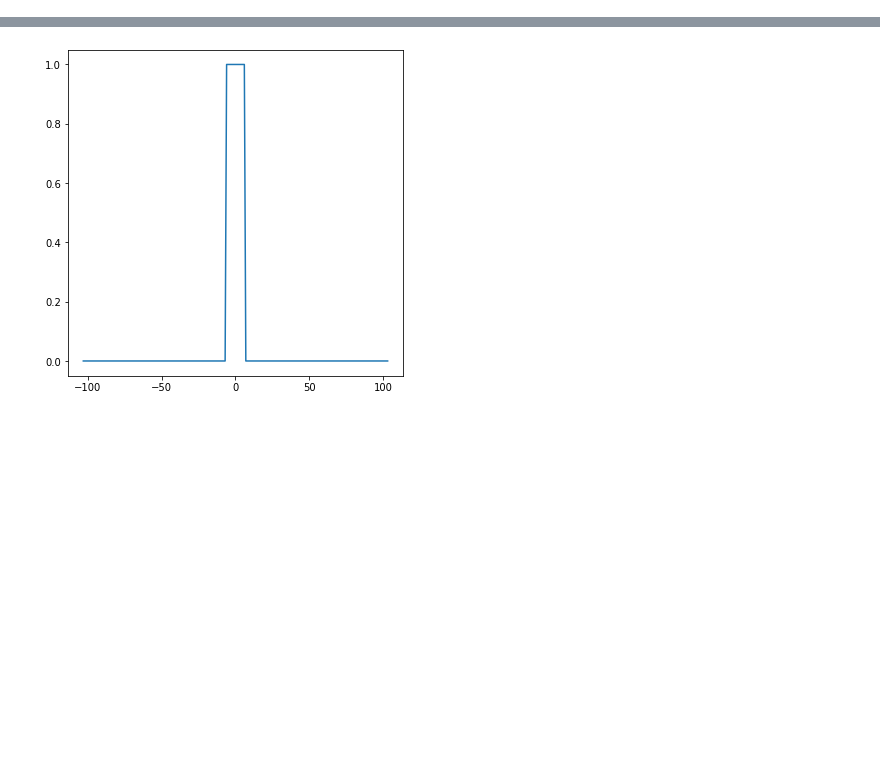
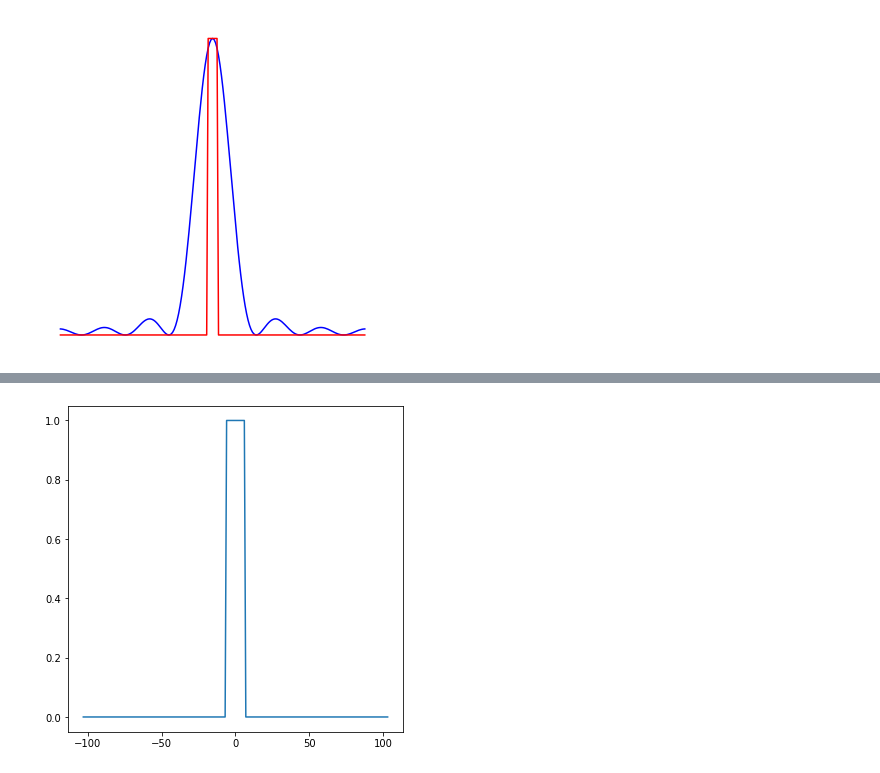
Before and after one commit to ljs-233233/5cl-capstone, a Jupyter notebook: check.ipynb, the cells around one changed output, grey strips where cells are left out. Saved outputs shown, nothing was run; the diff lists cells and outputs as text; code cells hidden in the pictures; blank space fills up the shorter version.

```diff
--- a/check.ipynb
+++ b/check.ipynb
@@ -9,4 +9,5 @@ single_slit = np.append(np.append(np.zeros(100), np.array([1, 1, 1, 1, 1, 1, 1])
 index = np.arange(len(single_slit)) - np.mean(np.arange(len(single_slit)))
 # %%
 single_slit_transformed = fft.fftshift(fft.fft(single_slit))
-r = np.real(single_slit_transformed * np.conjugate(single_slit_transformed))
+r = np.absolute(single_slit_transformed) ** 2
+r = r / np.max(r)
@@ -13 +24,12 @@ r = np.real(single_slit_transformed * np.conjugate(single_slit_transformed))
+# %%
+fig = plt.figure()
+fig.set_size_inches(6, 6)
+ax = fig.add_subplot(111)
+
+ax.plot(index, r, color="blue")
+ax.plot(index, single_slit, color="red")
+ax.set_axis_off()
+plt.show()
+# %% [output]
+[figure, added]
 # %%
```
Also changed, not shown: parts of 3 cells of this notebook, 7 other files.
